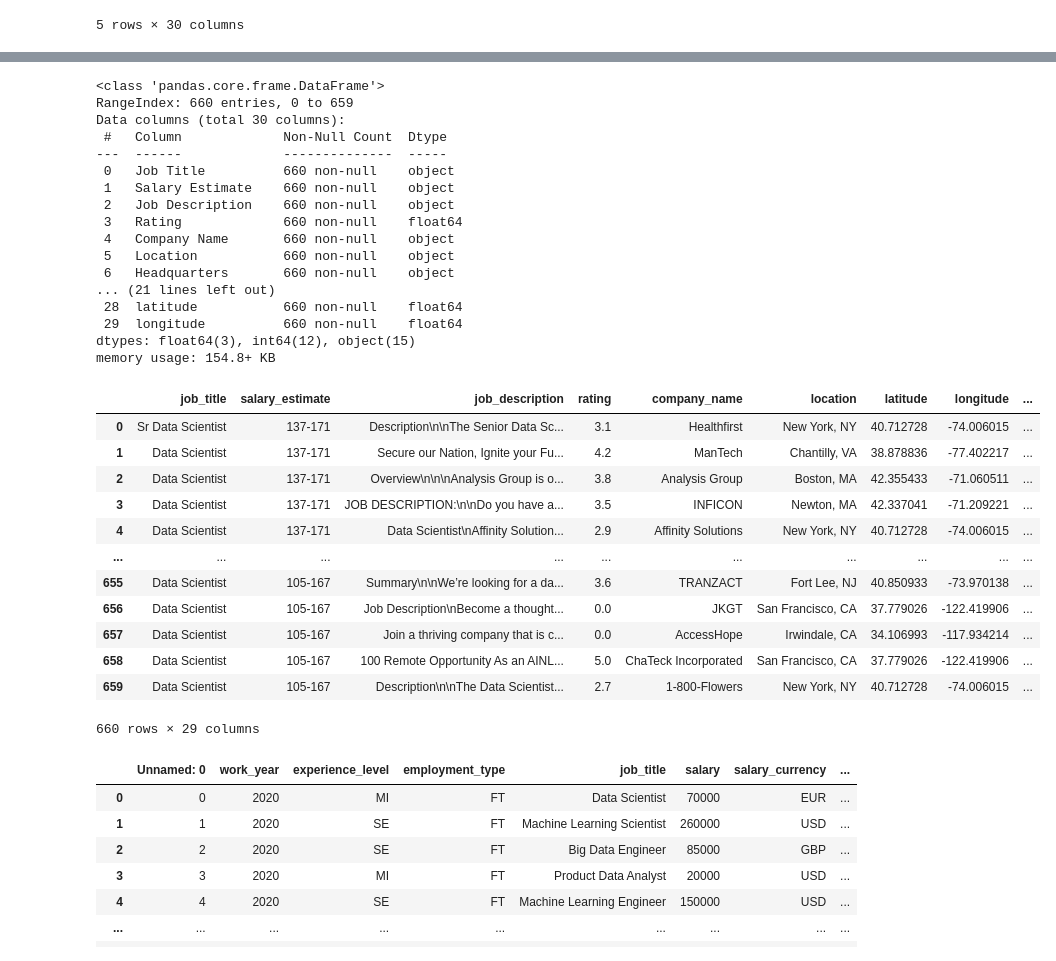
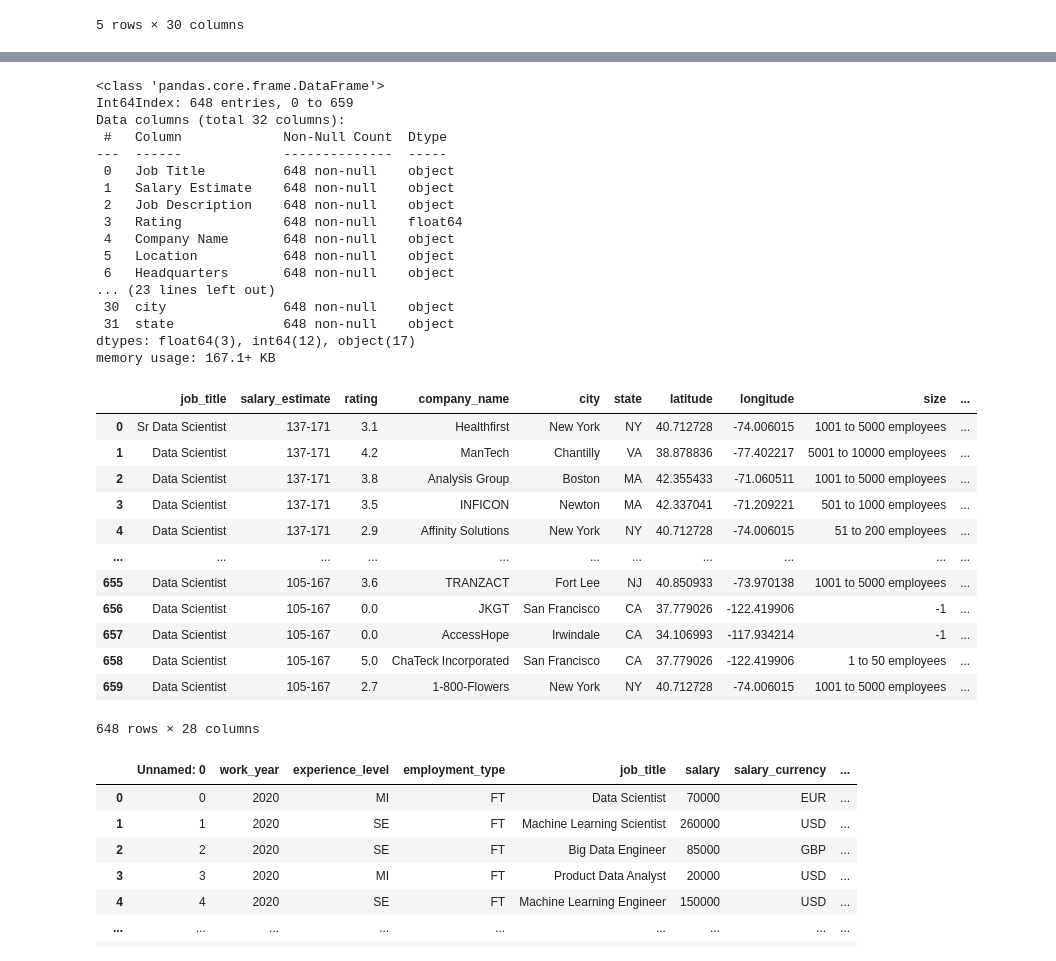
Before and after one commit to ajoyg/Project3-DataScienceDashboard, a Jupyter notebook: Staging/Data_Science_Job_Cleanup.ipynb, the cells around one changed output, grey strips where cells are left out. Saved outputs shown, nothing was run; the diff lists cells and outputs as text; code cells hidden in the pictures.

Commit message:
Updated the Jupyter notebook to clean up the csv

```diff
--- a/Staging/Data_Science_Job_Cleanup.ipynb
+++ b/Staging/Data_Science_Job_Cleanup.ipynb
@@ -50,3 +50,6 @@ ds_jobs_raw_df.head()
 | 3 | Data Scientist | 137-171 | JOB DESCRIPTION:\n\nDo you have a... | 3.5 | INFICON | Newton, MA | Bad Ragaz, Switzerland | 501 to 1000 employees | ... |
 | 4 | Data Scientist | 137-171 | Data Scientist\nAffinity Solution... | 2.9 | Affinity Solutions | New York, NY | New York, NY | 51 to 200 employees | ... |
 5 rows × 30 columns
+# %%
+ds_jobs_raw_df['Sector'] = ds_jobs_raw_df['Sector'].str.replace('- ', '_')
+ds_jobs_raw_df['Sector'].head(50)
@@ -52,0 +74,6 @@ ds_jobs_raw_df.head()
+# %%
+values_to_drop=['United States', 'Patuxent, Anne Arundel, MD']
+ds_jobs_all_city = ds_jobs_raw_df.loc[~ds_jobs_raw_df['Location'].isin(values_to_drop)]
+ds_jobs_all_city.head(50)
+ds_jobs_all_city[['city', 'state']] = ds_jobs_all_city['Location'].str.split(',', expand=True)
+ds_jobs_all_city
@@ -53,47 +99,47 @@ ds_jobs_raw_df.head()
 # %%
-ds_jobs_raw_df.info()
+ds_jobs_all_city.info()
 # %% [output]
 <class 'pandas.core.frame.DataFrame'>
-RangeIndex: 660 entries, 0 to 659
-Data columns (total 30 columns):
+Int64Index: 648 entries, 0 to 659
+Data columns (total 32 columns):
  #   Column             Non-Null Count  Dtype
 ---  ------             --------------  -----
- 0   Job Title          660 non-null    object
- 1   Salary Estimate    660 non-null    object
- 2   Job Description    660 non-null    object
- 3   Rating             660 non-null    float64
- 4   Company Name       660 non-null    object
- 5   Location           660 non-null    object
- 6   Headquarters       660 non-null    object
-... (21 lines left out)
- 28  latitude           660 non-null    float64
- 29  longitude          660 non-null    float64
-dtypes: float64(3), int64(12), object(15)
-memory usage: 154.8+ KB
+ 0   Job Title          648 non-null    object
+ 1   Salary Estimate    648 non-null    object
+ 2   Job Description    648 non-null    object
+ 3   Rating             648 non-null    float64
+ 4   Company Name       648 non-null    object
+ 5   Location           648 non-null    object
+ 6   Headquarters       648 non-null    object
+... (23 lines left out)
+ 30  city               648 non-null    object
+ 31  state              648 non-null    object
+dtypes: float64(3), int64(12), object(17)
+memory usage: 167.1+ KB
 # %%
-df_jobs_cleaned = ds_jobs_raw_df.drop("geocode", axis=1)
+df_jobs_cleaned = ds_jobs_all_city.drop(["geocode","Headquarters"], axis=1)
 df_jobs_cleaned = df_jobs_cleaned.rename(columns= {"Job Title": "job_title","Salary Estimate": "salary_estimate","Job Description": "job_description","Rating": "rating",\
                                                    "Company Name": "company_name","Location": "location", "Headquarters": "headquarters", "Size": "size","Type of ownership": "type_of_ownership",\
                                                     "Industry": "industry", "Sector": "sector", "Revenue": "revenue"})
-df_jobs_cleaned = df_jobs_cleaned[['job_title','salary_estimate','job_description','rating','company_name','location','latitude','longitude','headquarters',\
+df_jobs_cleaned = df_jobs_cleaned[['job_title','salary_estimate','rating','company_name','city','state','latitude','longitude',\
                                    'size','type_of_ownership','industry','sector','revenue','min_salary','max_salary','avg_salary','job_state','same_state','company_age',\
                                     'python','excel','hadoop','spark','aws','tableau','big_data','job_simp','seniority']]
 
 df_jobs_cleaned
 # %% [output]
-|  | job_title | salary_estimate | job_description | rating | company_name | location | latitude | longitude | ... |
-| 0 | Sr Data Scientist | 137-171 | Description\n\nThe Senior Data Sc... | 3.1 | Healthfirst | New York, NY | 40.712728 | -74.006015 | ... |
-| 1 | Data Scientist | 137-171 | Secure our Nation, Ignite your Fu... | 4.2 | ManTech | Chantilly, VA | 38.878836 | -77.402217 | ... |
-| 2 | Data Scientist | 137-171 | Overview\n\n\nAnalysis Group is o... | 3.8 | Analysis Group | Boston, MA | 42.355433 | -71.060511 | ... |
-| 3 | Data Scientist | 137-171 | JOB DESCRIPTION:\n\nDo you have a... | 3.5 | INFICON | Newton, MA | 42.337041 | -71.209221 | ... |
-| 4 | Data Scientist | 137-171 | Data Scientist\nAffinity Solution... | 2.9 | Affinity Solutions | New York, NY | 40.712728 | -74.006015 | ... |
-| ... | ... | ... | ... | ... | ... | ... | ... | ... | ... |
-| 655 | Data Scientist | 105-167 | Summary\n\nWe’re looking for a da... | 3.6 | TRANZACT | Fort Lee, NJ | 40.850933 | -73.970138 | ... |
-| 656 | Data Scientist | 105-167 | Job Description\nBecome a thought... | 0.0 | JKGT | San Francisco, CA | 37.779026 | -122.419906 | ... |
-| 657 | Data Scientist | 105-167 | Join a thriving company that is c... | 0.0 | AccessHope | Irwindale, CA | 34.106993 | -117.934214 | ... |
-| 658 | Data Scientist | 105-167 | 100 Remote Opportunity As an AINL... | 5.0 | ChaTeck Incorporated | San Francisco, CA | 37.779026 | -122.419906 | ... |
-| 659 | Data Scientist | 105-167 | Description\n\nThe Data Scientist... | 2.7 | 1-800-Flowers | New York, NY | 40.712728 | -74.006015 | ... |
+|  | job_title | salary_estimate | rating | company_name | city | state | latitude | longitude | size | ... |
+| 0 | Sr Data Scientist | 137-171 | 3.1 | Healthfirst | New York | NY | 40.712728 | -74.006015 | 1001 to 5000 employees | ... |
+| 1 | Data Scientist | 137-171 | 4.2 | ManTech | Chantilly | VA | 38.878836 | -77.402217 | 5001 to 10000 employees | ... |
+| 2 | Data Scientist | 137-171 | 3.8 | Analysis Group | Boston | MA | 42.355433 | -71.060511 | 1001 to 5000 employees | ... |
+| 3 | Data Scientist | 137-171 | 3.5 | INFICON | Newton | MA | 42.337041 | -71.209221 | 501 to 1000 employees | ... |
+| 4 | Data Scientist | 137-171 | 2.9 | Affinity Solutions | New York | NY | 40.712728 | -74.006015 | 51 to 200 employees | ... |
+| ... | ... | ... | ... | ... | ... | ... | ... | ... | ... | ... |
+| 655 | Data Scientist | 105-167 | 3.6 | TRANZACT | Fort Lee | NJ | 40.850933 | -73.970138 | 1001 to 5000 employees | ... |
+| 656 | Data Scientist | 105-167 | 0.0 | JKGT | San Francisco | CA | 37.779026 | -122.419906 | -1 | ... |
+| 657 | Data Scientist | 105-167 | 0.0 | AccessHope | Irwindale | CA | 34.106993 | -117.934214 | -1 | ... |
+| 658 | Data Scientist | 105-167 | 5.0 | ChaTeck Incorporated | San Francisco | CA | 37.779026 | -122.419906 | 1 to 50 employees | ... |
+| 659 | Data Scientist | 105-167 | 2.7 | 1-800-Flowers | New York | NY | 40.712728 | -74.006015 | 1001 to 5000 employees | ... |
-660 rows × 29 columns
+648 rows × 28 columns
 # %%
 #Get the Salaries data
 df_salaries_raw = pd.read_csv("../Resources/ds_salaries.csv")
```
Also changed, not shown: parts of 5 cells of this notebook, 1 other file.
